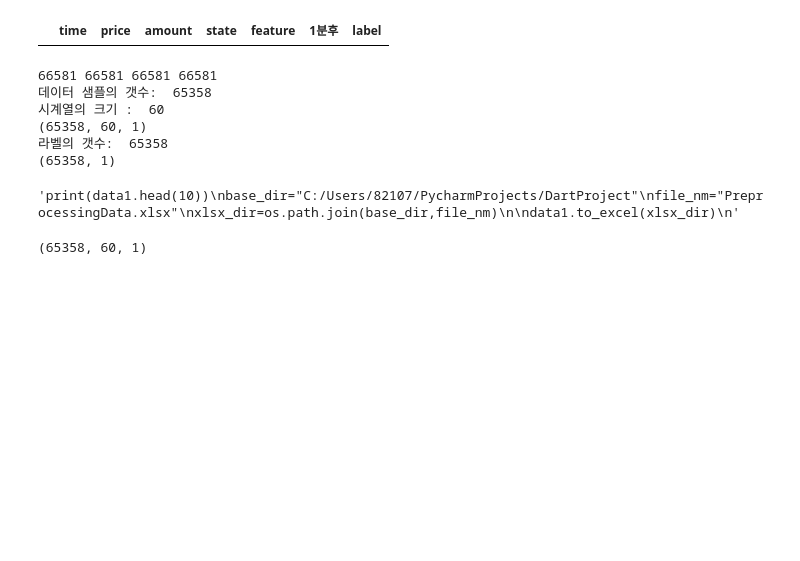
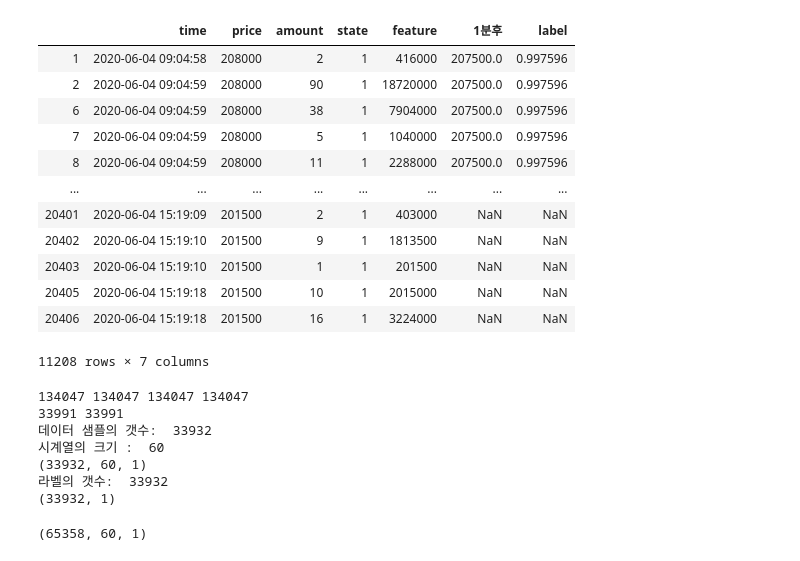
Before and after one commit to yunhacho/jupyterNotebook, a Jupyter notebook: preprocessing_dartrader.ipynb, the cells around one changed output. Drawn from its saved outputs; the diff is of its cells as text; code cells hidden in the pictures; blank space fills up the shorter version.

```diff
--- a/preprocessing_dartrader.ipynb
+++ b/preprocessing_dartrader.ipynb
@@ -31,15 +31,29 @@ data1
 66581 rows × 7 columns
 # %%
-data1[data1['state']=="1"]
+data1[data1['state']==1]
 # %% [output]
 |  | time | price | amount | state | feature | 1분후 | label |
+| 1 | 2020-06-04 09:04:58 | 208000 | 2 | 1 | 416000 | 207500.0 | 0.997596 |
+| 2 | 2020-06-04 09:04:59 | 208000 | 90 | 1 | 18720000 | 207500.0 | 0.997596 |
+| 6 | 2020-06-04 09:04:59 | 208000 | 38 | 1 | 7904000 | 207500.0 | 0.997596 |
+| 7 | 2020-06-04 09:04:59 | 208000 | 5 | 1 | 1040000 | 207500.0 | 0.997596 |
+| 8 | 2020-06-04 09:04:59 | 208000 | 11 | 1 | 2288000 | 207500.0 | 0.997596 |
+| ... | ... | ... | ... | ... | ... | ... | ... |
+| 20401 | 2020-06-04 15:19:09 | 201500 | 2 | 1 | 403000 | NaN | NaN |
+| 20402 | 2020-06-04 15:19:10 | 201500 | 9 | 1 | 1813500 | NaN | NaN |
+| 20403 | 2020-06-04 15:19:10 | 201500 | 1 | 1 | 201500 | NaN | NaN |
+| 20405 | 2020-06-04 15:19:18 | 201500 | 10 | 1 | 2015000 | NaN | NaN |
+| 20406 | 2020-06-04 15:19:18 | 201500 | 16 | 1 | 3224000 | NaN | NaN |
+11208 rows × 7 columns
 # %%
+##########오전시간까지 포함된 데이터에 대해서###########
+#################1분1초 3초 5초에 대한 코드 추가 -> 데이터확인해봐야함
 import pandas as pd
 import datetime
 import numpy as np
 import math
-#import openpyxl
-#import os
+import openpyxl
+import os
 time_lst=[]
 price_lst=[] #체결가
 temp_lst=[] # 1: 매수 2:매도
@@ -49,8 +63,9 @@ feature_lst=[]
 after_price_lst=[]
 rate_lst=[]
 label_lst=[]
+
 def func1():
-    file_name="20200604000660.txt"
+    file_name="20200604005930.txt"
     in_file=open(file_name,"r") #file open
 
     in_str=in_file.read() #file read
@@ -69,12 +84,12 @@ def func1():
             time=time[:8]+'0'+time[8:13]
         time = datetime.datetime.strptime(time,"%Y%m%d%H%M%S")
         time_lst.append(time)  # 시간리스트에 추가
-        price_lst.append(int(lst2[2]))  # 체결가 리스트에 추가
-        amount_lst.append(int(lst2[4]))
+        price_lst.append(int(lst2[4]))  # 체결가 리스트에 추가
+        amount_lst.append(int(lst2[8]))
 
-        temp=lst2[3].lstrip(" '").rstrip(" '")
+        temp=lst2[6].lstrip(" '").rstrip(" '")
         state=int(temp)
-        if(state=="1") :
+        if(state==1) :
             state_lst.append(1)
         else:
             state_lst.append(-1)
@@ -96,13 +111,23 @@ for i in range(len(data1)) :
     temp = data1[is_time].reset_index(drop=True)
     if (temp.empty == False):
         after_price_lst.append(temp.loc[0]['price'])
-    else:  # 1분후 값이 존재하지 않는 부분 1분 5초후 or  nan으로 채움
-        is_time = data1['time'] == data1.loc[i]['time'] + datetime.timedelta(minutes=1, seconds=5)
+    else:  # 1분후 값이 존재하지 않는 부분 1분 1초후 or  nan으로 채움
+        is_time = data1['time'] == data1.loc[i]['time'] + datetime.timedelta(minutes=1, seconds=1)
         temp = data1[is_time].reset_index(drop=True)
         if (temp.empty == False):
             after_price_lst.append(temp.loc[0]['price'])
         else:
-            after_price_lst.append(np.nan)
+            is_time = data1['time'] == data1.loc[i]['time'] + datetime.timedelta(minutes=1, seconds=3)
+            temp = data1[is_time].reset_index(drop=True)
+            if (temp.empty == False):
+                after_price_lst.append(temp.loc[0]['price'])
+            else:
+                is_time = data1['time'] == data1.loc[i]['time'] + datetime.timedelta(minutes=1, seconds=5)
+                temp = data1[is_time].reset_index(drop=True)
+                if (temp.empty == False):
+                    after_price_lst.append(temp.loc[0]['price'])
+                else:
+                    after_price_lst.append(np.nan)
 
 data1['feature']=feature_lst
 data1['1분후'] = after_price_lst
@@ -122,9 +147,10 @@ df=df.dropna()
 #print(df.head(20))
 
 
+
 X_list=df.feature.tolist()
 label_list=df.label.tolist()
-#print(len(X_list),len(label_list))
+print(len(X_list),len(label_list))
 
 #################feature 값 3차원 array로 데이터 변환################
 
@@ -155,21 +181,20 @@ print(Y_arr.shape)
 #print(Y_arr)
 # Y_arr = label이 저장된 3차원 array
 
-"""print(data1.head(10))
-base_dir="C:/Users/82107/PycharmProjects/DartProject"
+
+base_dir="./"
 file_nm="PreprocessingData.xlsx"
 xlsx_dir=os.path.join(base_dir,file_nm)
 
-data1.to_excel(xlsx_dir)
-"""
+df.to_excel(xlsx_dir)
 # %% [output]
-66581 66581 66581 66581
-데이터 샘플의 갯수:  65358
+134047 134047 134047 134047
+33991 33991
+데이터 샘플의 갯수:  33932
 시계열의 크기 :  60
-(65358, 60, 1)
-라벨의 갯수:  65358
-(65358, 1)
+(33932, 60, 1)
+라벨의 갯수:  33932
+(33932, 1)
-'print(data1.head(10))\nbase_dir="C:/Users/82107/PycharmProjects/DartProject"\nfile_nm="PreprocessingData.xlsx"\nxlsx_dir=os.path.join(base_dir,file_nm)\n\ndata1.to_excel(xlsx_dir)\n'
 # %%
 X_arr.shape
 # %% [output]
```
Also changed, not shown: parts of 4 cells of this notebook, 3 other files.
